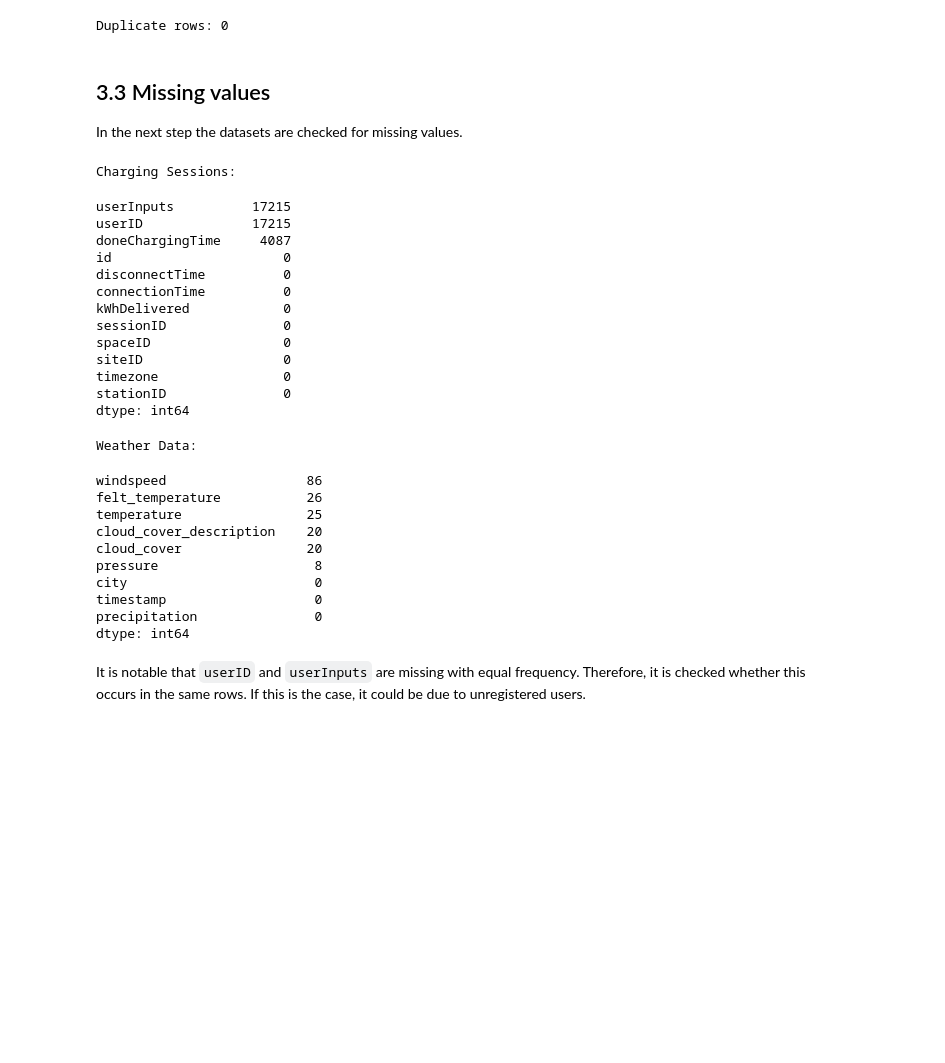
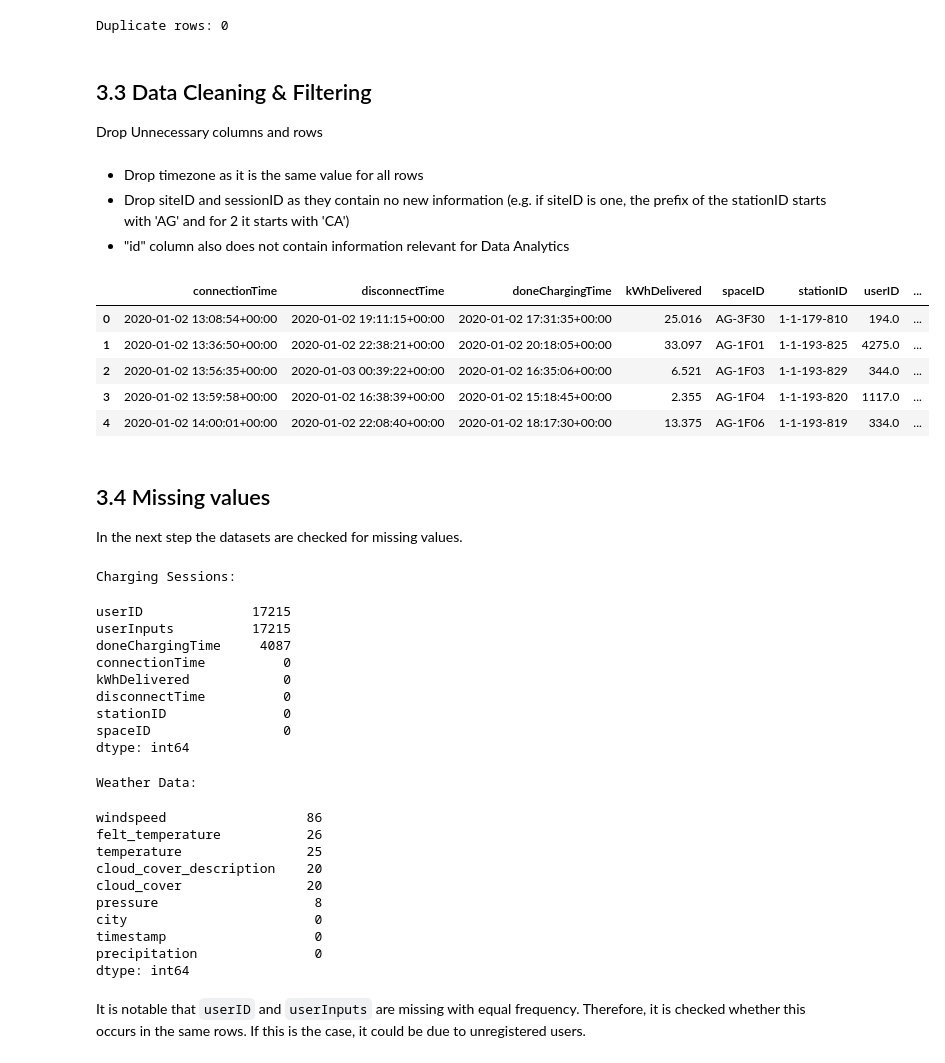
Before and after one commit to hannaschultheis-design/AA-Gruppe-15, a Jupyter notebook: notebooks/dataprep.ipynb, the cells around one changed output. Saved outputs shown, nothing was run; the diff lists cells and outputs as text; code cells hidden in the pictures; blank space fills up the shorter version.

```diff
--- a/notebooks/dataprep.ipynb
+++ b/notebooks/dataprep.ipynb
@@ -117,8 +117,36 @@ sessions = sessions.drop_duplicates()
 print("Duplicate rows:", sessions.duplicated().sum())
 # %% [output]
 Duplicate rows: 0
+# %% [markdown]
+## 3.3 Data Cleaning & Filtering
+
+Drop Unnecessary columns and rows
+# %% [markdown]
+- Drop timezone as it is the same value for all rows
+- Drop siteID and sessionID as they contain no new information (e.g. if siteID is one, the prefix of the stationID starts with 'AG' and for 2 it starts with 'CA')
+- "id" column also does not contain information relevant for Data Analytics
+# %%
+# use only spaceID since siteID, spaceID and stationID are dependent
+sessions = sessions.drop(columns=['siteID'])
+sessions = sessions.drop(columns=['sessionID'])
+
+# is the a entry where timezone is not los angeles?
+sessions.groupby('timezone').count()
+# since the value is always los angeles and there are no missing values, we can drop the column
+sessions = sessions.drop(columns=['timezone'])
+# drop id column
+sessions = sessions.drop(columns=['id'])
+
+sessions.head()
+# %% [output]
+|  | connectionTime | disconnectTime | doneChargingTime | kWhDelivered | spaceID | stationID | userID | ... |
+| 0 | 2020-01-02 13:08:54+00:00 | 2020-01-02 19:11:15+00:00 | 2020-01-02 17:31:35+00:00 | 25.016 | AG-3F30 | 1-1-179-810 | 194.0 | ... |
+| 1 | 2020-01-02 13:36:50+00:00 | 2020-01-02 22:38:21+00:00 | 2020-01-02 20:18:05+00:00 | 33.097 | AG-1F01 | 1-1-193-825 | 4275.0 | ... |
+| 2 | 2020-01-02 13:56:35+00:00 | 2020-01-03 00:39:22+00:00 | 2020-01-02 16:35:06+00:00 | 6.521 | AG-1F03 | 1-1-193-829 | 344.0 | ... |
+| 3 | 2020-01-02 13:59:58+00:00 | 2020-01-02 16:38:39+00:00 | 2020-01-02 15:18:45+00:00 | 2.355 | AG-1F04 | 1-1-193-820 | 1117.0 | ... |
+| 4 | 2020-01-02 14:00:01+00:00 | 2020-01-02 22:08:40+00:00 | 2020-01-02 18:17:30+00:00 | 13.375 | AG-1F06 | 1-1-193-819 | 334.0 | ... |
 # %% [markdown]
-## 3.3 Missing values
+## 3.4 Missing values
 In the next step the datasets are checked for missing values.
 # %%
 # Charging sessions
@@ -130,18 +158,14 @@ print("Weather Data:")
 display(weather.isnull().sum().sort_values(ascending=False))
 # %% [output]
 Charging Sessions:
+userID              17215
 userInputs          17215
-userID              17215
 doneChargingTime     4087
-id                      0
-disconnectTime          0
 connectionTime          0
 kWhDelivered            0
-sessionID               0
+disconnectTime          0
+stationID               0
 spaceID                 0
-siteID                  0
-timezone                0
-stationID               0
 dtype: int64
 Weather Data:
 windspeed                  86
```
Also changed, not shown: parts of 6 cells of this notebook.
